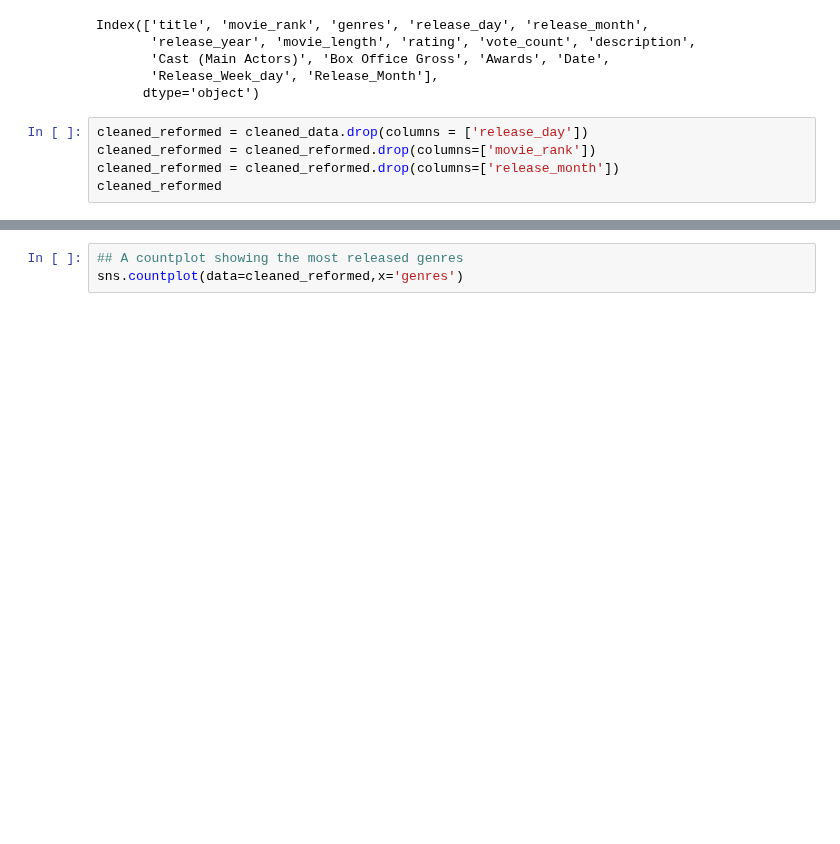
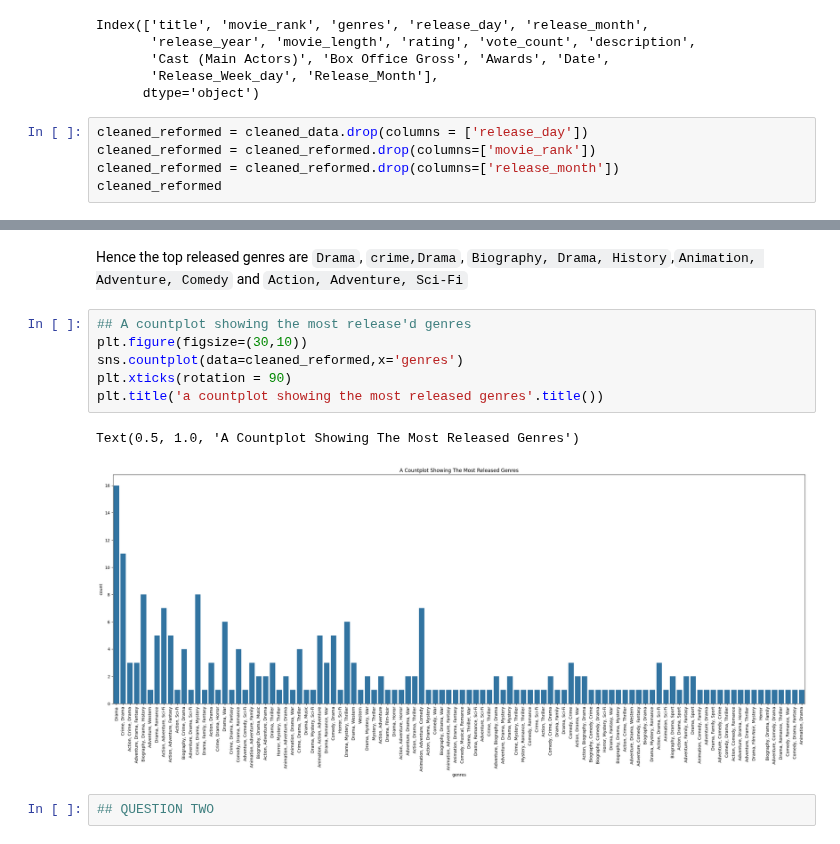
Before and after one commit to Cemputus/Data-Mining-and-Wrangling---movie-scraping, a Jupyter notebook: Analysis/Edube_webscrap.ipynb, the cells around one changed output, grey strips where cells are left out. Saved outputs shown, nothing was run; the diff lists cells and outputs as text; blank space fills up the shorter version.

```diff
--- a/Analysis/Edube_webscrap.ipynb
+++ b/Analysis/Edube_webscrap.ipynb
@@ -271,3 +283,13 @@ genre_data.loc
+# %% [markdown]
+Hence the top released genres are `Drama`, `crime,Drama`, `Biography, Drama, History`,`Animation, Adventure, Comedy` and `Action, Adventure, Sci-Fi`
 # %%
-## A countplot showing the most released genres
+## A countplot showing the most release'd genres
+plt.figure(figsize=(30,10))
 sns.countplot(data=cleaned_reformed,x='genres')
+plt.xticks(rotation = 90)
+plt.title('a countplot showing the most released genres'.title())
+# %% [output]
+Text(0.5, 1.0, 'A Countplot Showing The Most Released Genres')
+[figure, added]
+# %%
+## QUESTION TWO
```
Also changed, not shown: parts of 3 cells of this notebook.
